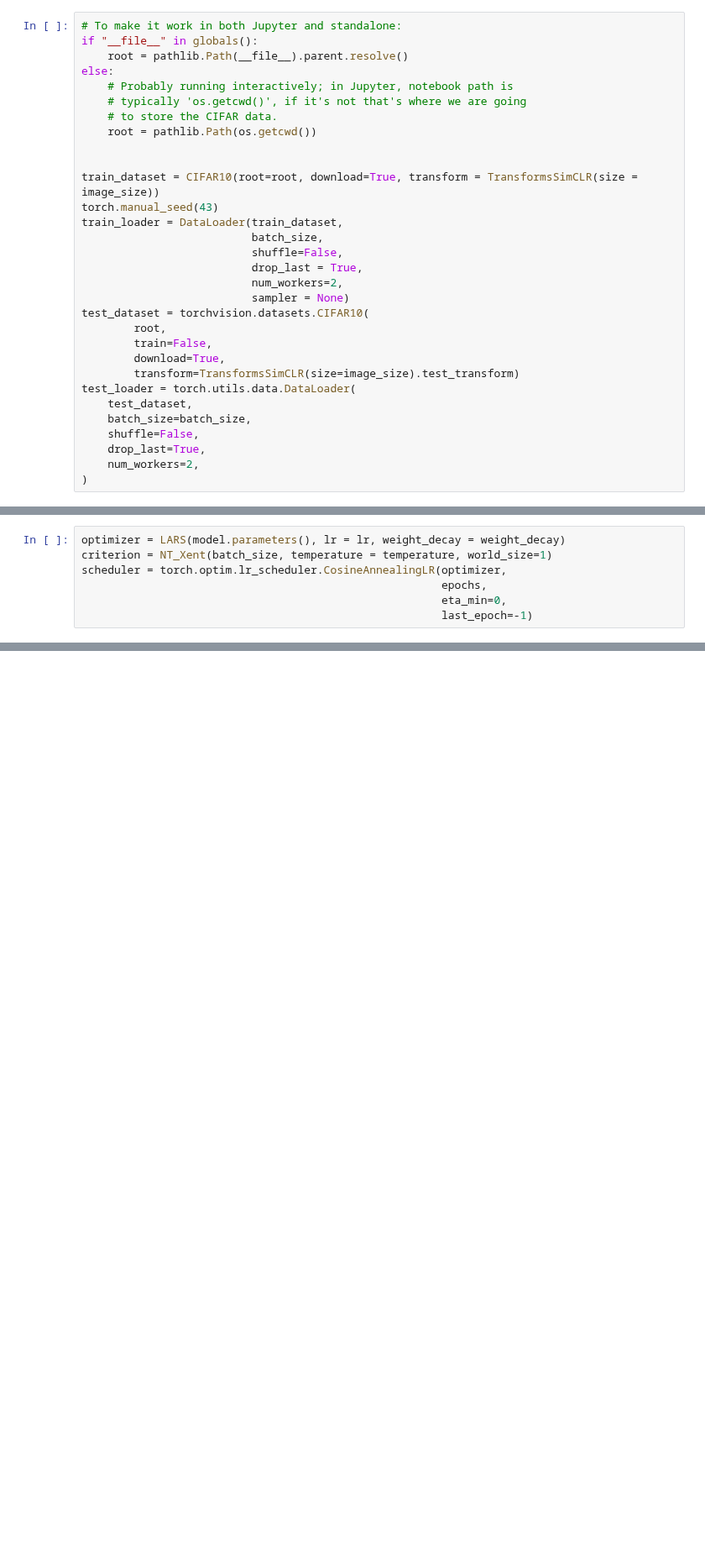
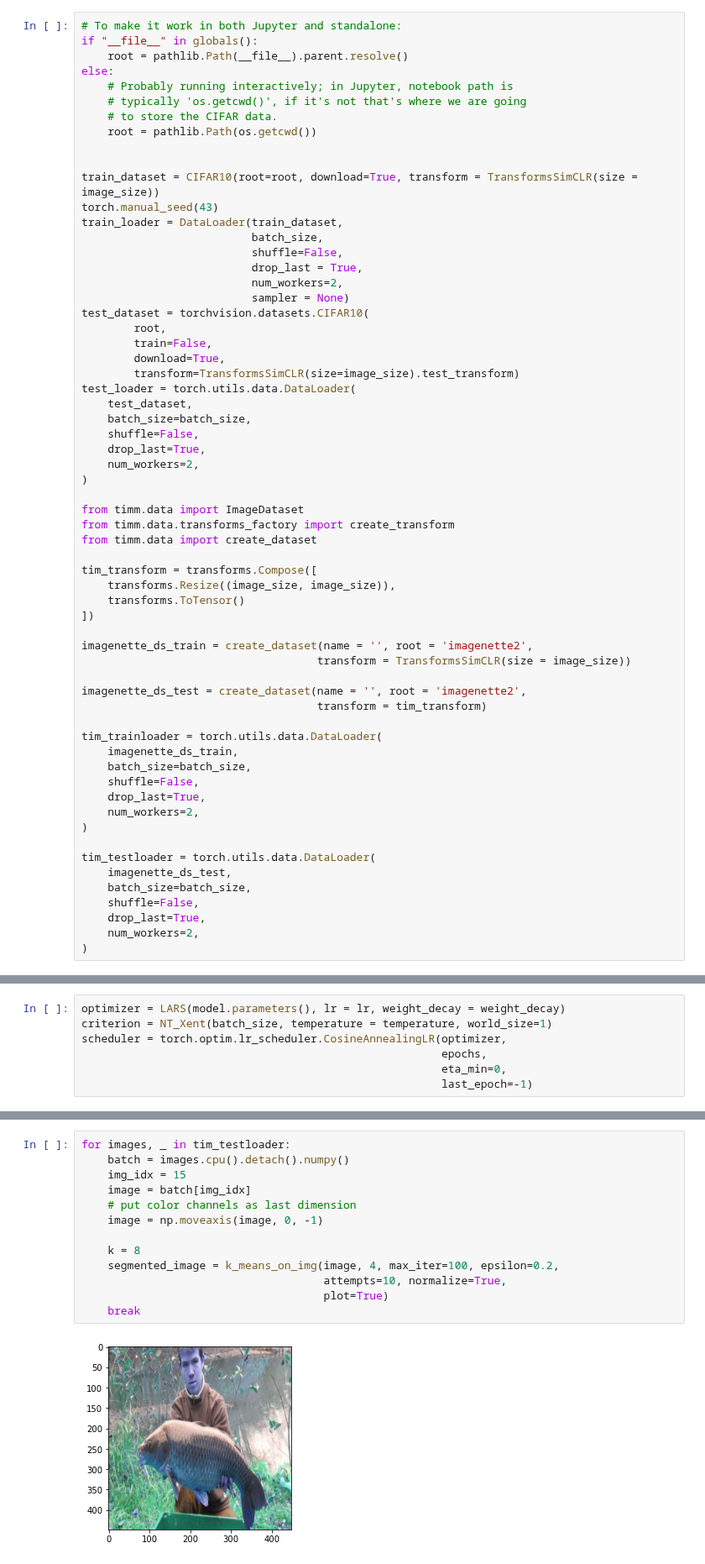
Before and after one commit to mona251/Intriguing-Properties-of-Contrastive-Losses, a Jupyter notebook: simclr.ipynb, the cells around one changed output, grey strips where cells are left out. Shown at 84% size. Cells and saved outputs as stored; diff of their text form; blank space fills up the shorter version.

Commit message:
added imagenette dataset (REQUIRES INSTALLATION)

```diff
--- a/simclr.ipynb
+++ b/simclr.ipynb
@@ -126,4 +160,35 @@ test_loader = torch.utils.data.DataLoader(
     drop_last=True,
     num_workers=2,
 )
+
+from timm.data import ImageDataset
+from timm.data.transforms_factory import create_transform
+from timm.data import create_dataset
+
+tim_transform = transforms.Compose([
+    transforms.Resize((image_size, image_size)),
+    transforms.ToTensor()
+])
+
+imagenette_ds_train = create_dataset(name = '', root = 'imagenette2',
+                                    transform = TransformsSimCLR(size = image_size))
+
+imagenette_ds_test = create_dataset(name = '', root = 'imagenette2',
+                                    transform = tim_transform)
+
+tim_trainloader = torch.utils.data.DataLoader(
+    imagenette_ds_train,
+    batch_size=batch_size,
+    shuffle=False,
+    drop_last=True,
+    num_workers=2,
+)
+
+tim_testloader = torch.utils.data.DataLoader(
+    imagenette_ds_test,
+    batch_size=batch_size,
+    shuffle=False,
+    drop_last=True,
+    num_workers=2,
+)
 # %% [output]
@@ -522,0 +502,15 @@ def create_data_loaders_from_arrays(X_train, y_train, X_test, y_test, batch_size
+# %%
+for images, _ in tim_testloader:
+    batch = images.cpu().detach().numpy()
+    img_idx = 15
+    image = batch[img_idx]
+    # put color channels as last dimension
+    image = np.moveaxis(image, 0, -1)
+
+    k = 8
+    segmented_image = k_means_on_img(image, 4, max_iter=100, epsilon=0.2,
+                                     attempts=10, normalize=True,
+                                     plot=True)
+    break
+# %% [output]
+[figure, added]
```
Also changed, not shown: parts of 16 cells of this notebook.
